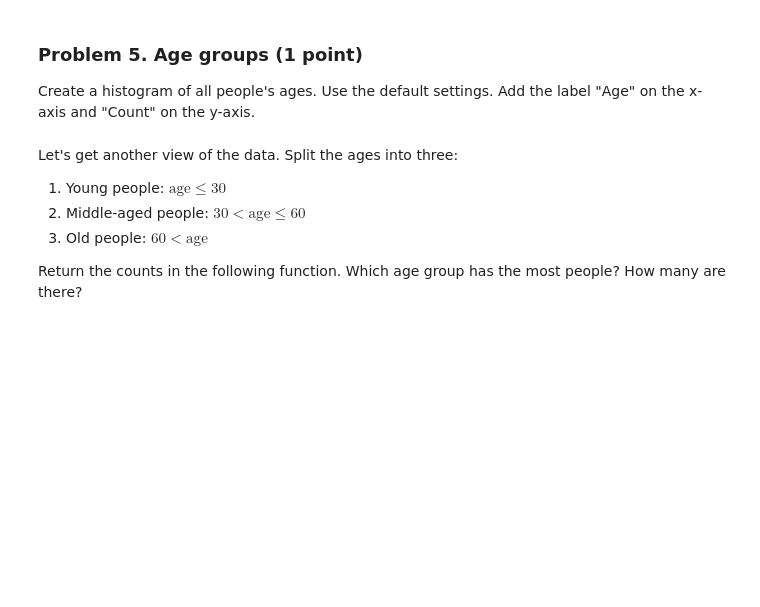
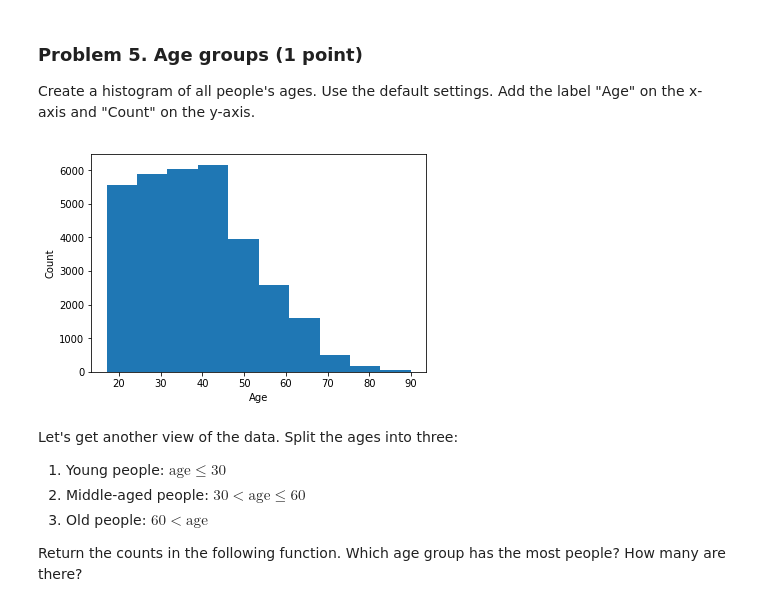
Before and after one commit to HristoRaykov/ArtIntelligence-04.2019, a Jupyter notebook: DataScience/03.DataVisualization&Analysis/03. Data-Visualization-Exploratory-Data-Analysis-Lab/Data Visualization and EDA Lab.ipynb, the cells around one changed output. Drawn from its saved outputs; the diff is of its cells as text; code cells hidden in the pictures; blank space fills up the shorter version.

```diff
--- a/DataScience/03.DataVisualization&Analysis/03. Data-Visualization-Exploratory-Data-Analysis-Lab/Data Visualization and EDA Lab.ipynb
+++ b/DataScience/03.DataVisualization&Analysis/03. Data-Visualization-Exploratory-Data-Analysis-Lab/Data Visualization and EDA Lab.ipynb
@@ -74,3 +80,10 @@ raise NotImplementedError()
+# %%
+plt.hist(income_data["age"])
+plt.xlabel("Age")
+plt.ylabel("Count")
+plt.show()
+# %% [output]
+[figure, added]
 # %% [markdown]
 Let's get another view of the data. Split the ages into three:
 1. Young people: $\text{age} \le 30$
```
Also changed, not shown: parts of 18 cells of this notebook.
